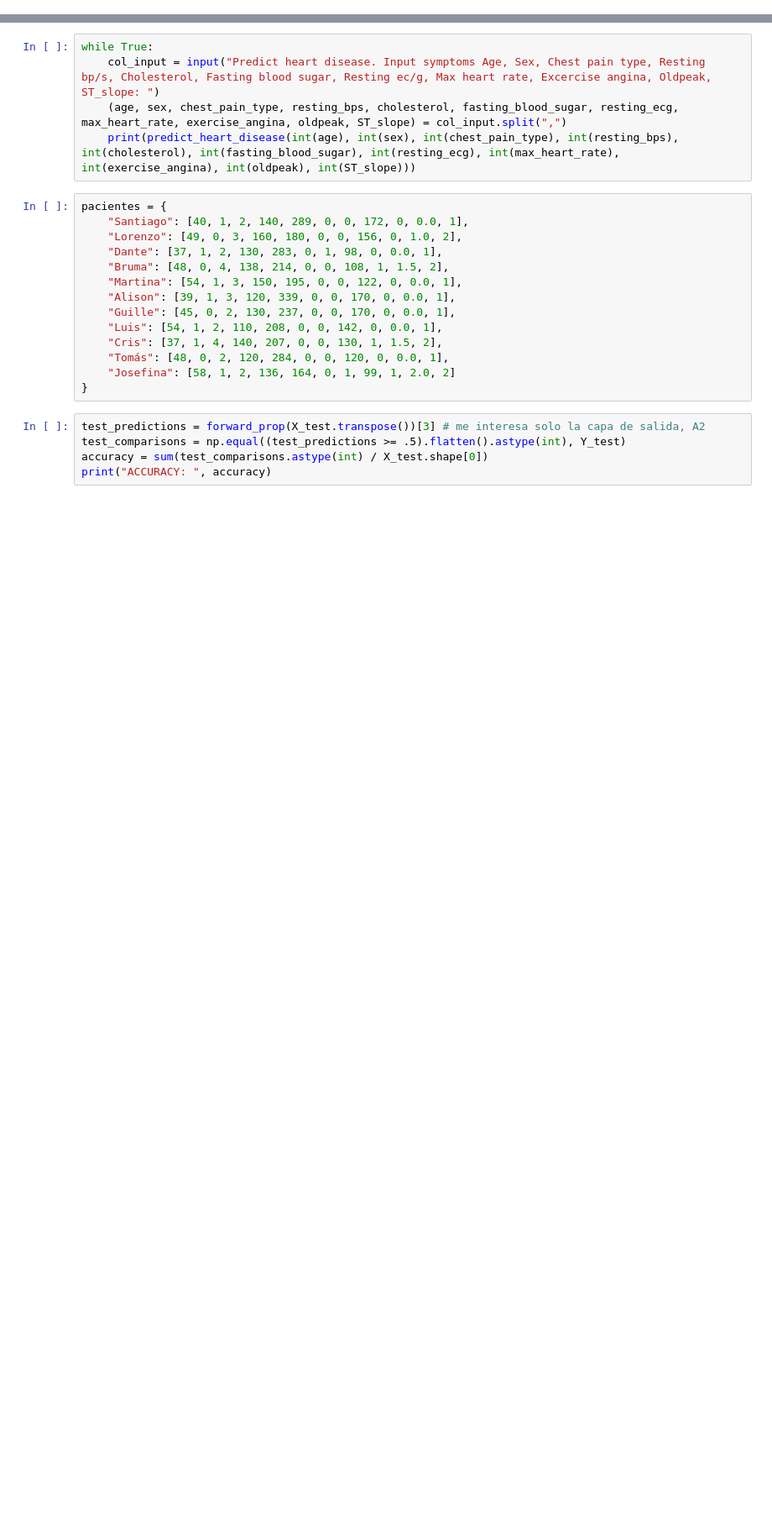
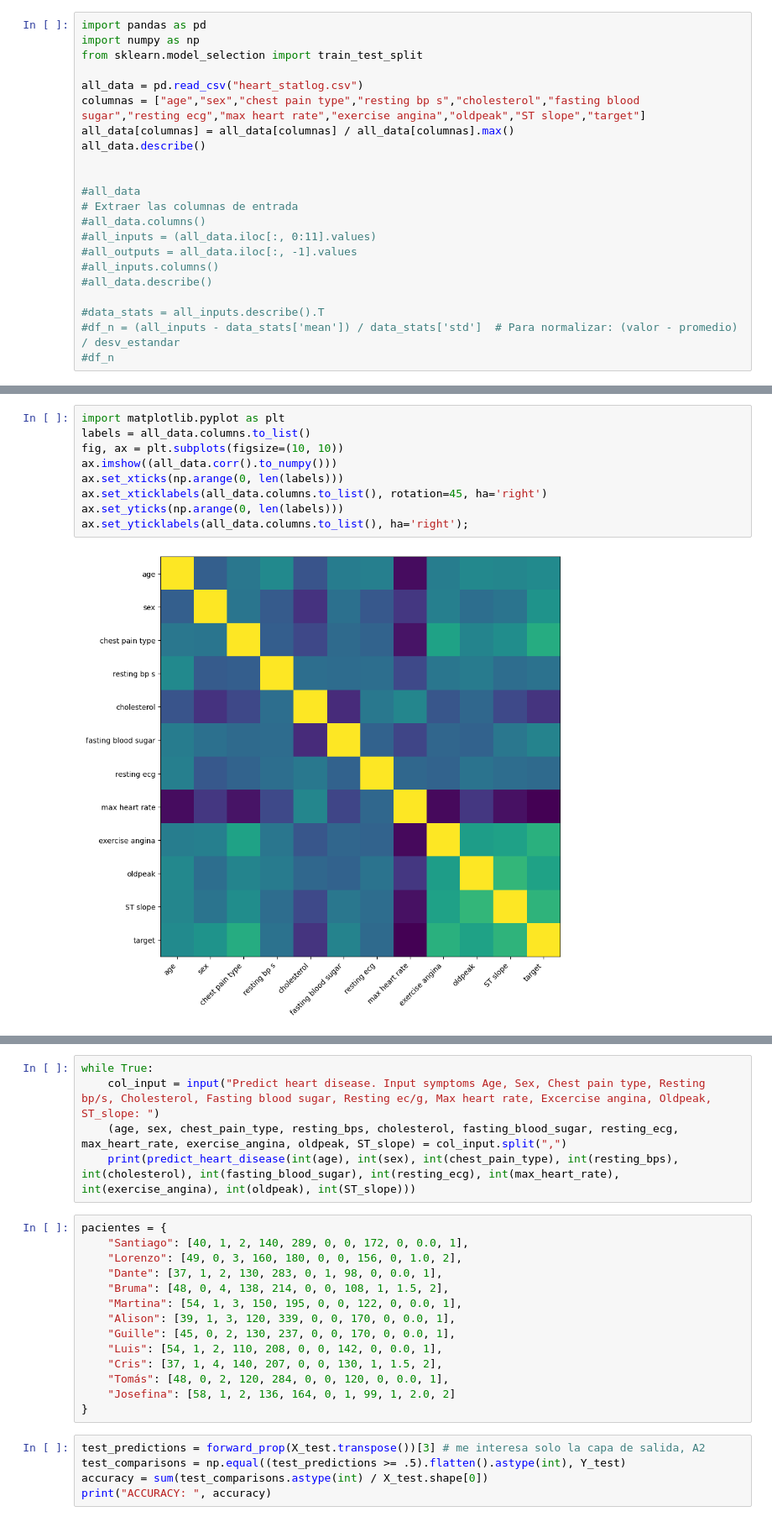
Before and after one commit to reemeerie/TP-FINAL-MATEIII, a Jupyter notebook: TP.ipynb, the cells around one changed output, grey strips where cells are left out. Shown: that part at 84% size. Drawn from its saved outputs; the diff is of its cells as text; blank space fills up the shorter version.

```diff
--- a/TP.ipynb
+++ b/TP.ipynb
@@ -32,0 +1,22 @@ print(all_outputs)
+# %%
+import pandas as pd
+import numpy as np
+from sklearn.model_selection import train_test_split
+
+all_data = pd.read_csv("heart_statlog.csv")
+columnas = ["age","sex","chest pain type","resting bp s","cholesterol","fasting blood sugar","resting ecg","max heart rate","exercise angina","oldpeak","ST slope","target"]
+all_data[columnas] = all_data[columnas] / all_data[columnas].max()
+all_data.describe()
+
+
+#all_data
+# Extraer las columnas de entrada
+#all_data.columns()
+#all_inputs = (all_data.iloc[:, 0:11].values)
+#all_outputs = all_data.iloc[:, -1].values
+#all_inputs.columns()
+#all_data.describe()
+
+#data_stats = all_inputs.describe().T
+#df_n = (all_inputs - data_stats['mean']) / data_stats['std']  # Para normalizar: (valor - promedio) / desv_estandar
+#df_n
@@ -33,3 +33,14 @@ print(all_outputs)
+# %%
+import matplotlib.pyplot as plt
+labels = all_data.columns.to_list()
+fig, ax = plt.subplots(figsize=(10, 10))
+ax.imshow((all_data.corr().to_numpy()))
+ax.set_xticks(np.arange(0, len(labels)))
+ax.set_xticklabels(all_data.columns.to_list(), rotation=45, ha='right')
+ax.set_yticks(np.arange(0, len(labels)))
+ax.set_yticklabels(all_data.columns.to_list(), ha='right');
+# %% [output]
+[figure, added]
 # %%
 import pandas as pd
 import numpy as np
```
Also changed, not shown: parts of 5 cells of this notebook.
